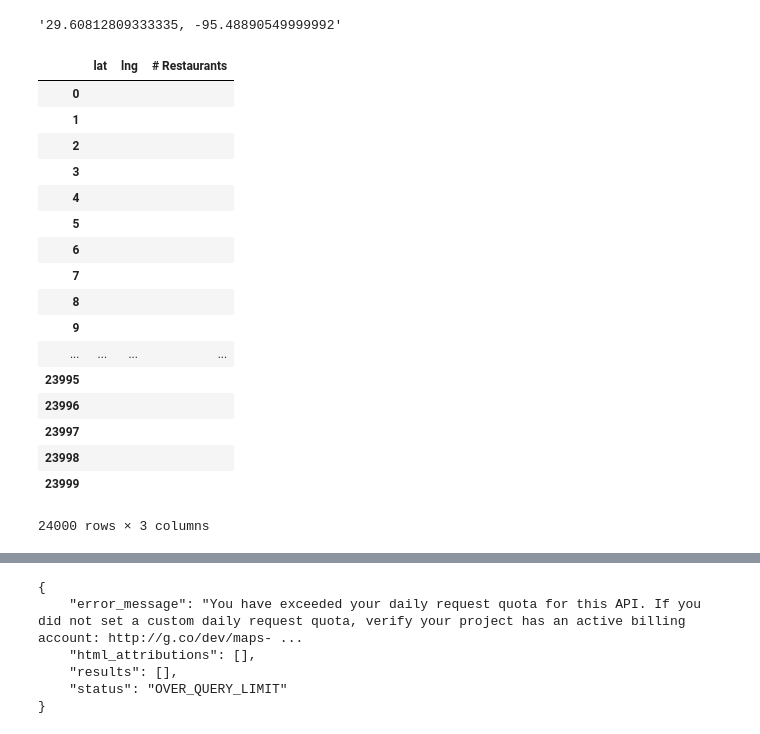
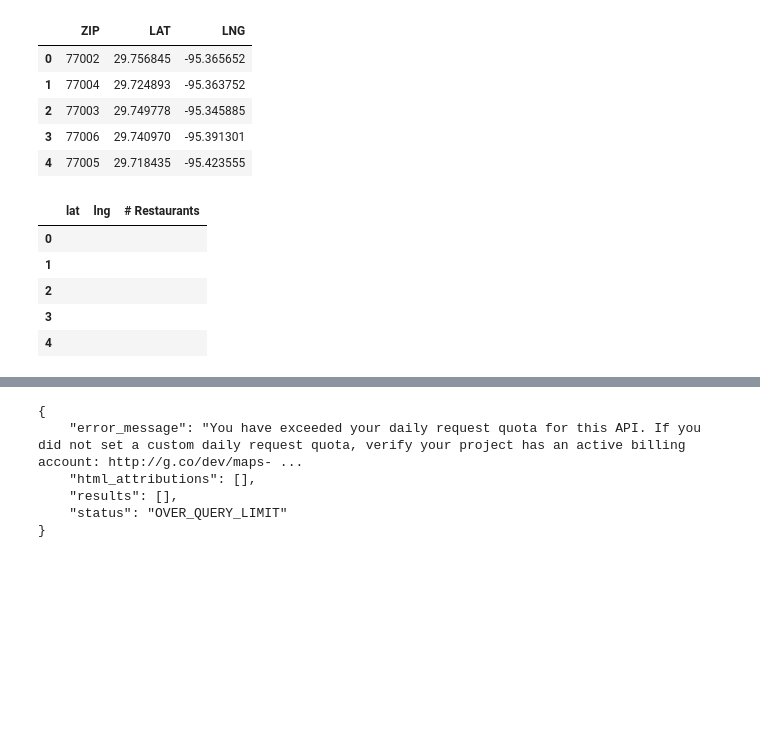
Before and after one commit to Axemen/Houston_Housing, a Jupyter notebook: notebooks/google_places_v2.ipynb, the cells around one changed output, grey strips where cells are left out. Saved outputs shown, nothing was run; the diff lists cells and outputs as text; code cells hidden in the pictures; blank space fills up the shorter version.

```diff
--- a/notebooks/google_places_v2.ipynb
+++ b/notebooks/google_places_v2.ipynb
@@ -47,34 +12,55 @@ Houston min lng is: -96.594711.
-# %%
-#create arrays for lat and lng for API calls from google places (each call will be for 1 mile increments)
-lat_range=np.arange(min_lat,max_lat,miles_per_lat)
-lng_range=np.arange(min_lng,max_lng,miles_per_lng)
-lat_lngs=[]
-for lat in lat_range:
-    for lng in lng_range:
-        lat_lngs.append((lat,lng))
-
-f"{lat_lngs[10000][0]}, {lat_lngs[10000][1]}"
-# %% [output]
-'29.60812809333335, -95.48890549999992'
+# %%
+# read zipcode file and create dataframe
+zipcode_file = "../data/rawdata/Harris_County.csv"
+lat_lng_file = "../data/rawdata/zipcode_lat_lngs.csv"
+zip_codes = [77002, 77004, 77003, 77006, 77005, 77008, 77007, 77010,
+             77009, 77012, 77011, 77014, 77013, 77016, 77015, 77018,
+             77017, 77020, 77019, 77022, 77021, 77024, 77023, 77026,
+             77025, 77028, 77027, 77030, 77029, 77032, 77031, 77034,
+             77033, 77036, 77035, 77038, 77037, 77040, 77039, 77042,
+             77041, 77044, 77043, 77046, 77045, 77048, 77047, 77050,
+             77049, 77051, 77054, 77053, 77056, 77055, 77058, 77057,
+             77060, 77059, 77062, 77061, 77064, 77063, 77066, 77065,
+             77068, 77067, 77070, 77069, 77072, 77071, 77074, 77073,
+             77076, 77075, 77078, 77077, 77080, 77079, 77082, 77081,
+             77084, 77083, 77086, 77085, 77088, 77087, 77090, 77089,
+             77092, 77091, 77094, 77093, 77096, 77095, 77098, 77099,
+             77204, 77217, 77249, 77251, 77266, 77268, 77271, 77284,
+             77289, 77336, 77339, 77338, 77345, 77346, 77357, 77373,
+             77375, 77377, 77379, 77383, 77389, 77388, 77396, 77401,
+             77410, 77429, 77433, 77447, 77450, 77449, 77484, 77493,
+             77503, 77502, 77505, 77504, 77507, 77506, 77521, 77520,
+             77530, 77532, 77536, 77546, 77547, 77562, 77571, 77586, 77587, 77598]
+lat_lng_df = pd.read_csv(lat_lng_file, encoding="ISO-8859-1")
+
+#identify Harris zipcodes in lat_lng file
+harris_df=pd.DataFrame()
+
+i=0
+for tzip in zip_codes:
+    #harris_df.at[i,'zip code']=zip
+
+    inner = lat_lng_df[lat_lng_df['ZIP']==tzip]
+#     print(inner)
+    harris_df = harris_df.append(inner)
+    #harris_df.at[i,'lat']=harris_zip['LAT']
+    i=i+1
+harris_df.reset_index(inplace=True,drop=True)
+harris_df.head()
+# %% [output]
+|  | ZIP | LAT | LNG |
+| 0 | 77002 | 29.756845 | -95.365652 |
+| 1 | 77004 | 29.724893 | -95.363752 |
+| 2 | 77003 | 29.749778 | -95.345885 |
+| 3 | 77006 | 29.740970 | -95.391301 |
+| 4 | 77005 | 29.718435 | -95.423555 |
 # %%
-ammenities_df = pd.DataFrame(data={"lat":"", "lng":"","# Restaurants":"" }, index = [i for i in range(len(lat_lngs))])
-ammenities_df
+ammenities_df = pd.DataFrame(data={"lat":"", "lng":"","# Restaurants":"" }, index = [i for i in range(len(harris_df))])
+ammenities_df.head()
 # %% [output]
 |  | lat | lng | # Restaurants |
 | 0 |  |  |  |
 | 1 |  |  |  |
 | 2 |  |  |  |
 | 3 |  |  |  |
 | 4 |  |  |  |
-| 5 |  |  |  |
-| 6 |  |  |  |
-| 7 |  |  |  |
-| 8 |  |  |  |
-| 9 |  |  |  |
-| ... | ... | ... | ... |
-| 23995 |  |  |  |
-| 23996 |  |  |  |
-| 23997 |  |  |  |
-| 23998 |  |  |  |
-| 23999 |  |  |  |
-24000 rows × 3 columns
```
Also changed, not shown: parts of 9 cells of this notebook, 3 other files.
